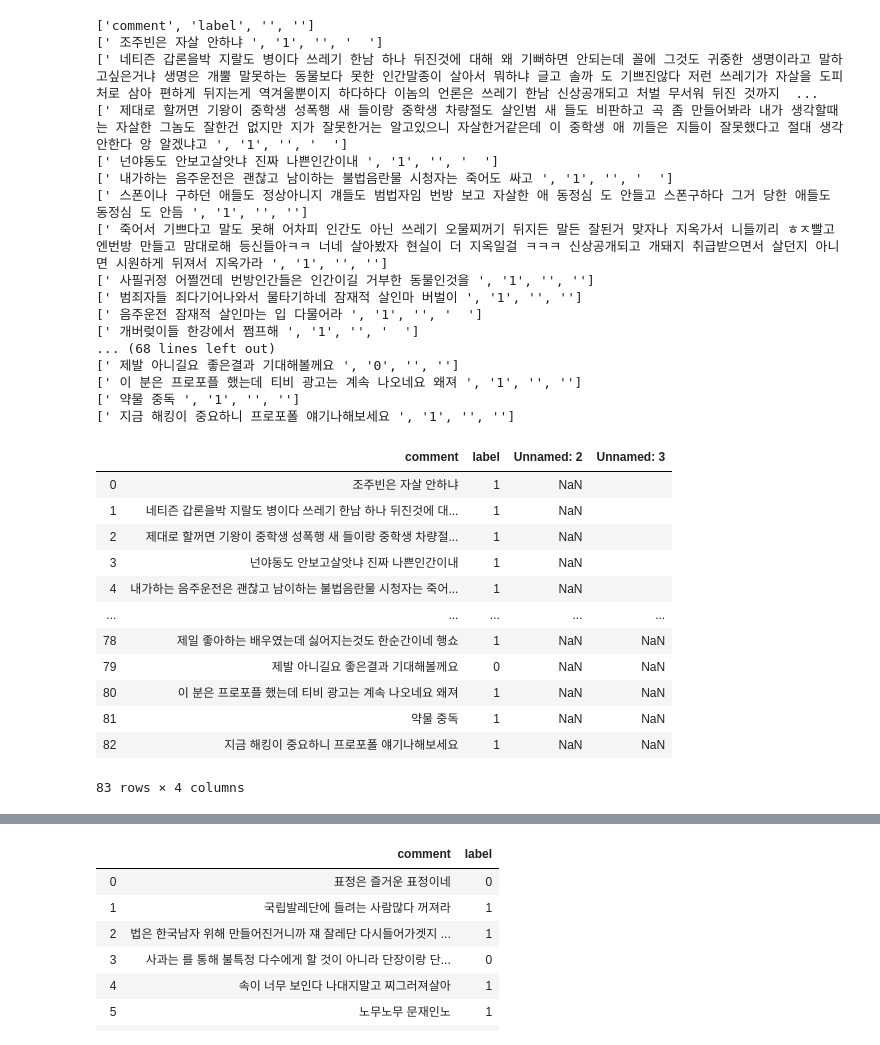
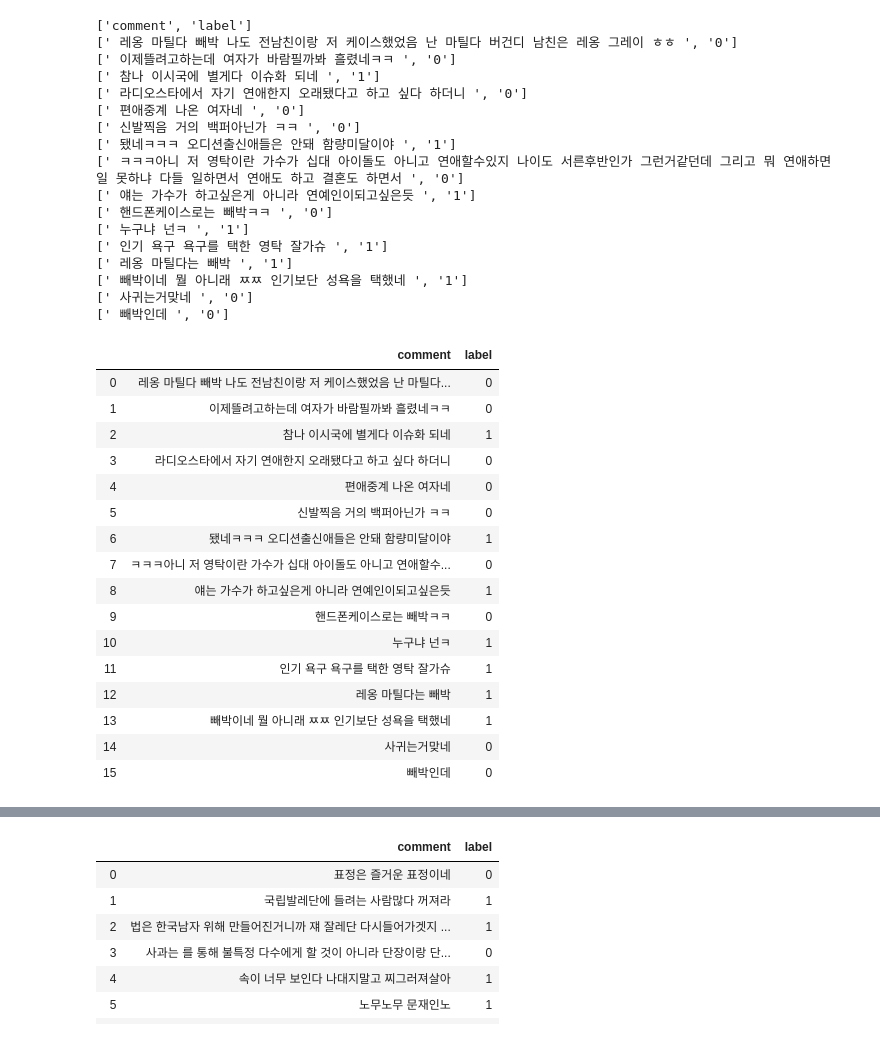
Before and after one commit to sooyeon-go/grad_project, a Jupyter notebook: comment_crawling_r/final.ipynb, the cells around one changed output, grey strips where cells are left out. Drawn from its saved outputs; the diff is of its cells as text; code cells hidden in the pictures.

```diff
--- a/comment_crawling_r/final.ipynb
+++ b/comment_crawling_r/final.ipynb
@@ -80,44 +80,48 @@ dic
 # %%
-f = open('new.csv','r', encoding = 'cp949')
+f = open('fi_final.csv','r', encoding = 'cp949')
 rdr = csv.reader(f)
 for line in rdr:
     print(line)
 f.close()
 # %% [output]
-['comment', 'label', '', '']
-[' 조주빈은 자살 안하냐 ', '1', '', '  ']
-[' 네티즌 갑론을박 지랄도 병이다 쓰레기 한남 하나 뒤진것에 대해 왜 기뻐하면 안되는데 꼴에 그것도 귀중한 생명이라고 말하고싶은거냐 생명은 개뿔 말못하는 동물보다 못한 인간말종이 살아서 뭐하냐 글고 솔까 도 기쁘진않다 저런 쓰레기가 자살을 도피처로 삼아 편하게 뒤지는게 역겨울뿐이지 하다하다 이놈의 언론은 쓰레기 한남 신상공개되고 처벌 무서워 뒤진 것까지  ...
-[' 제대로 할꺼면 기왕이 중학생 성폭행 새 들이랑 중학생 차량절도 살인범 새 들도 비판하고 곡 좀 만들어봐라 내가 생각할때는 자살한 그놈도 잘한건 없지만 지가 잘못한거는 알고있으니 자살한거같은데 이 중학생 애 끼들은 지들이 잘못했다고 절대 생각안한다 앙 알겠냐고 ', '1', '', '  ']
-[' 넌야동도 안보고살앗냐 진짜 나쁜인간이내 ', '1', '', '  ']
-[' 내가하는 음주운전은 괜찮고 남이하는 불법음란물 시청자는 죽어도 싸고 ', '1', '', '  ']
-[' 스폰이나 구하던 애들도 정상아니지 걔들도 범법자임 번방 보고 자살한 애 동정심 도 안들고 스폰구하다 그거 당한 애들도 동정심 도 안듬 ', '1', '', '']
-[' 죽어서 기쁘다고 말도 못해 어차피 인간도 아닌 쓰레기 오물찌꺼기 뒤지든 말든 잘된거 맞자나 지옥가서 니들끼리 ㅎㅈ빨고 엔번방 만들고 맘대로해 등신들아ㅋㅋ 너네 살아봤자 현실이 더 지옥일걸 ㅋㅋㅋ 신상공개되고 개돼지 취급받으면서 살던지 아니면 시원하게 뒤져서 지옥가라 ', '1', '', '']
-[' 사필귀정 어쩔껀데 번방인간들은 인간이길 거부한 동물인것을 ', '1', '', '']
-[' 범죄자들 죄다기어나와서 물타기하네 잠재적 살인마 버벌이 ', '1', '', '']
-[' 음주운전 잠재적 살인마는 입 다물어라 ', '1', '', '  ']
-[' 개버렂이들 한강에서 쩜프해 ', '1', '', '  ']
-... (68 lines left out)
-[' 제발 아니길요 좋은결과 기대해볼께요 ', '0', '', '']
-[' 이 분은 프로포플 했는데 티비 광고는 계속 나오네요 왜져 ', '1', '', '']
-[' 약물 중독 ', '1', '', '']
-[' 지금 해킹이 중요하니 프로포폴 얘기나해보세요 ', '1', '', '']
+['comment', 'label']
+[' 레옹 마틸다 빼박 나도 전남친이랑 저 케이스했었음 난 마틸다 버건디 남친은 레옹 그레이 ㅎㅎ ', '0']
+[' 이제뜰려고하는데 여자가 바람필까봐 흘렸네ㅋㅋ ', '0']
+[' 참나 이시국에 별게다 이슈화 되네 ', '1']
+[' 라디오스타에서 자기 연애한지 오래됐다고 하고 싶다 하더니 ', '0']
+[' 편애중계 나온 여자네 ', '0']
+[' 신발찍음 거의 백퍼아닌가 ㅋㅋ ', '0']
+[' 됐네ㅋㅋㅋ 오디션출신애들은 안돼 함량미달이야 ', '1']
+[' ㅋㅋㅋ아니 저 영탁이란 가수가 십대 아이돌도 아니고 연애할수있지 나이도 서른후반인가 그런거같던데 그리고 뭐 연애하면 일 못하냐 다들 일하면서 연애도 하고 결혼도 하면서 ', '0']
+[' 얘는 가수가 하고싶은게 아니라 연예인이되고싶은듯 ', '1']
+[' 핸드폰케이스로는 빼박ㅋㅋ ', '0']
+[' 누구냐 넌ㅋ ', '1']
+[' 인기 욕구 욕구를 택한 영탁 잘가슈 ', '1']
+[' 레옹 마틸다는 빼박 ', '1']
+[' 빼박이네 뭘 아니래 ㅉㅉ 인기보단 성욕을 택했네 ', '1']
+[' 사귀는거맞네 ', '0']
+[' 빼박인데 ', '0']
 # %%
-dic1 = pd.read_csv('new.csv',encoding = 'cp949')
+dic1 = pd.read_csv('fi_final.csv',encoding = 'cp949')
 dic1
 # %% [output]
-|  | comment | label | Unnamed: 2 | Unnamed: 3 |
-| 0 | 조주빈은 자살 안하냐 | 1 | NaN |  |
-| 1 | 네티즌 갑론을박 지랄도 병이다 쓰레기 한남 하나 뒤진것에 대... | 1 | NaN |  |
-| 2 | 제대로 할꺼면 기왕이 중학생 성폭행 새 들이랑 중학생 차량절... | 1 | NaN |  |
-| 3 | 넌야동도 안보고살앗냐 진짜 나쁜인간이내 | 1 | NaN |  |
-| 4 | 내가하는 음주운전은 괜찮고 남이하는 불법음란물 시청자는 죽어... | 1 | NaN |  |
-| ... | ... | ... | ... | ... |
-| 78 | 제일 좋아하는 배우였는데 싫어지는것도 한순간이네 행쇼 | 1 | NaN | NaN |
-| 79 | 제발 아니길요 좋은결과 기대해볼께요 | 0 | NaN | NaN |
-| 80 | 이 분은 프로포플 했는데 티비 광고는 계속 나오네요 왜져 | 1 | NaN | NaN |
-| 81 | 약물 중독 | 1 | NaN | NaN |
-| 82 | 지금 해킹이 중요하니 프로포폴 얘기나해보세요 | 1 | NaN | NaN |
+|  | comment | label |
+| 0 | 레옹 마틸다 빼박 나도 전남친이랑 저 케이스했었음 난 마틸다... | 0 |
+| 1 | 이제뜰려고하는데 여자가 바람필까봐 흘렸네ㅋㅋ | 0 |
+| 2 | 참나 이시국에 별게다 이슈화 되네 | 1 |
+| 3 | 라디오스타에서 자기 연애한지 오래됐다고 하고 싶다 하더니 | 0 |
+| 4 | 편애중계 나온 여자네 | 0 |
+| 5 | 신발찍음 거의 백퍼아닌가 ㅋㅋ | 0 |
+| 6 | 됐네ㅋㅋㅋ 오디션출신애들은 안돼 함량미달이야 | 1 |
+| 7 | ㅋㅋㅋ아니 저 영탁이란 가수가 십대 아이돌도 아니고 연애할수... | 0 |
+| 8 | 얘는 가수가 하고싶은게 아니라 연예인이되고싶은듯 | 1 |
+| 9 | 핸드폰케이스로는 빼박ㅋㅋ | 0 |
+| 10 | 누구냐 넌ㅋ | 1 |
+| 11 | 인기 욕구 욕구를 택한 영탁 잘가슈 | 1 |
+| 12 | 레옹 마틸다는 빼박 | 1 |
+| 13 | 빼박이네 뭘 아니래 ㅉㅉ 인기보단 성욕을 택했네 | 1 |
+| 14 | 사귀는거맞네 | 0 |
+| 15 | 빼박인데 | 0 |
-83 rows × 4 columns
 # %%
 dic1 = dic1[['comment','label']]
 dic1
```
Also changed, not shown: parts of 13 cells of this notebook.
